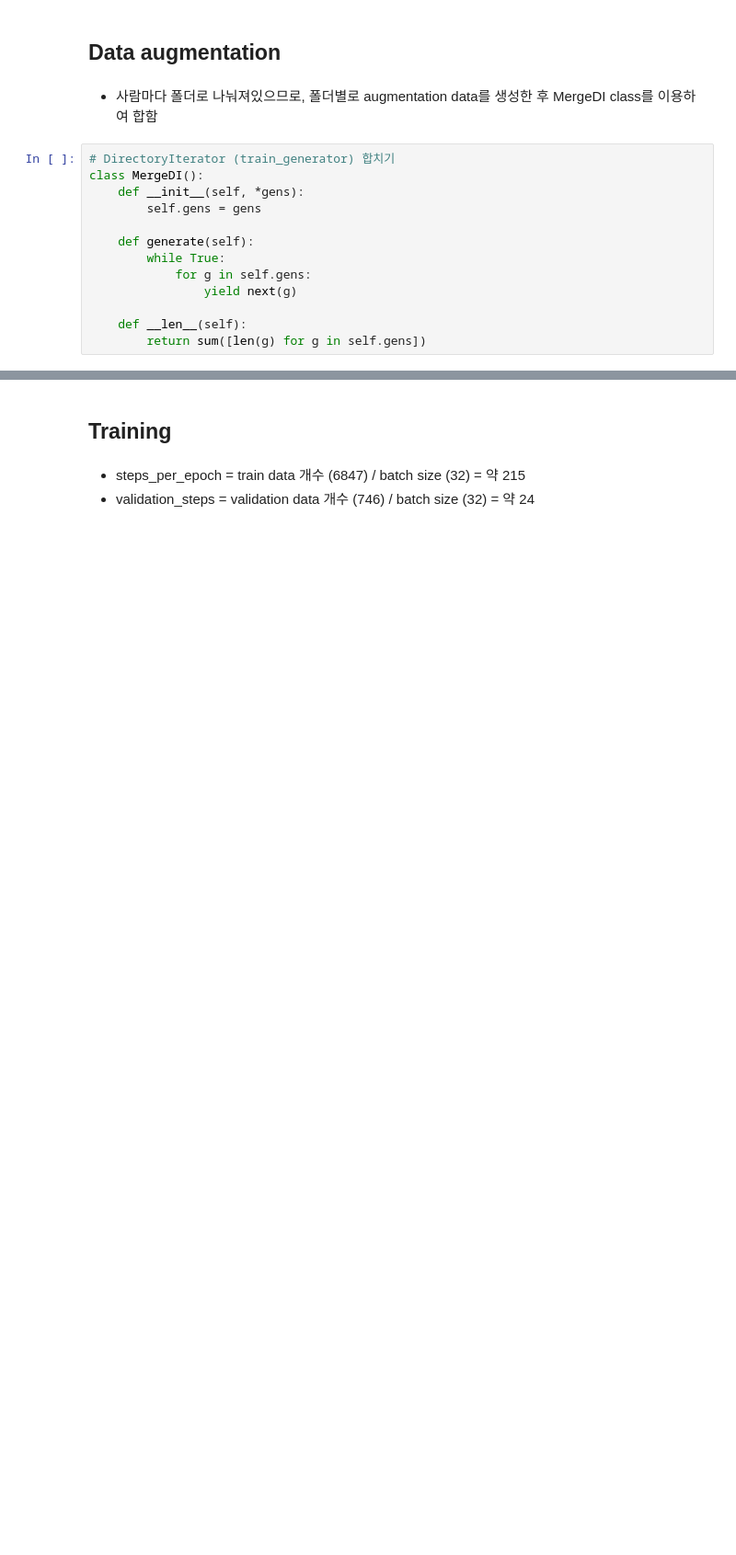
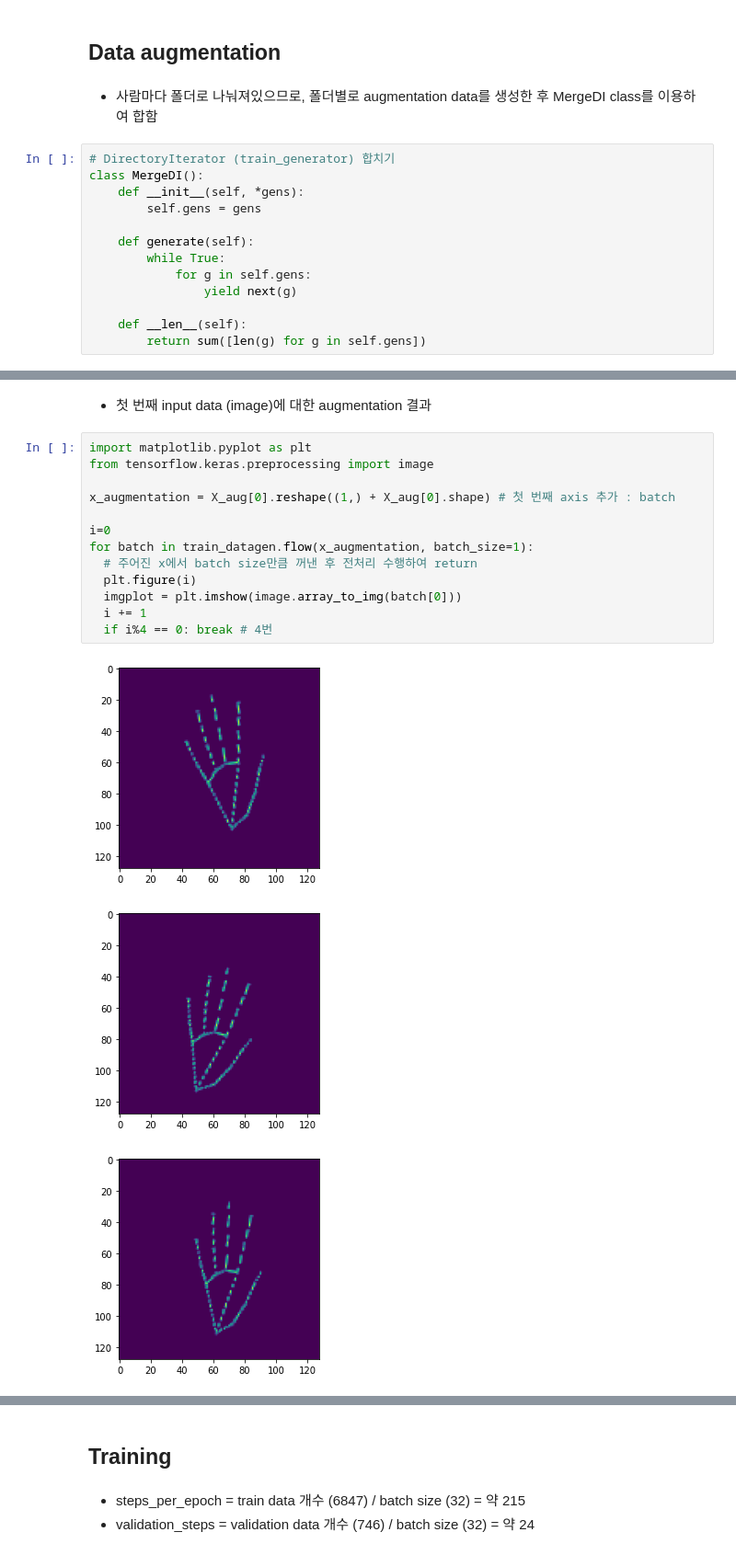
Before and after one commit to SuwonPabby/AppleFarm, a Jupyter notebook: DeepLearning_TermProject.ipynb, the cells around one changed output, grey strips where cells are left out. Shown: that part at 92% size. Saved outputs shown, nothing was run; the diff lists cells and outputs as text; blank space fills up the shorter version.

```diff
--- a/DeepLearning_TermProject.ipynb
+++ b/DeepLearning_TermProject.ipynb
@@ -838,0 +877,19 @@ Found 232 images belonging to 10 classes.
+# %% [markdown]
+* 첫 번째 input data (image)에 대한 augmentation 결과
+# %%
+import matplotlib.pyplot as plt
+from tensorflow.keras.preprocessing import image
+
+x_augmentation = X_aug[0].reshape((1,) + X_aug[0].shape) # 첫 번째 axis 추가 : batch
+
+i=0
+for batch in train_datagen.flow(x_augmentation, batch_size=1):
+  # 주어진 x에서 batch size만큼 꺼낸 후 전처리 수행하여 return
+  plt.figure(i)
+  imgplot = plt.imshow(image.array_to_img(batch[0]))
+  i += 1
+  if i%4 == 0: break # 4번
+# %% [output]
+[figure, added]
+[figure, added]
+[figure, added]
```
Also changed, not shown: parts of 13 cells of this notebook.
